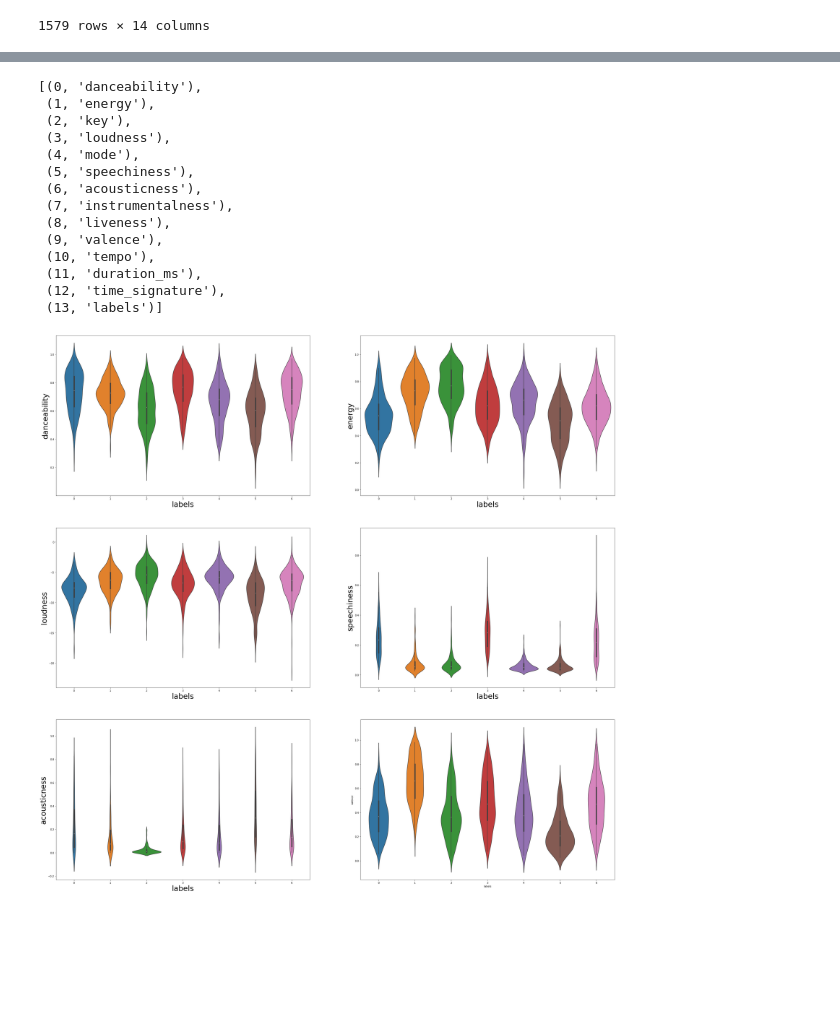
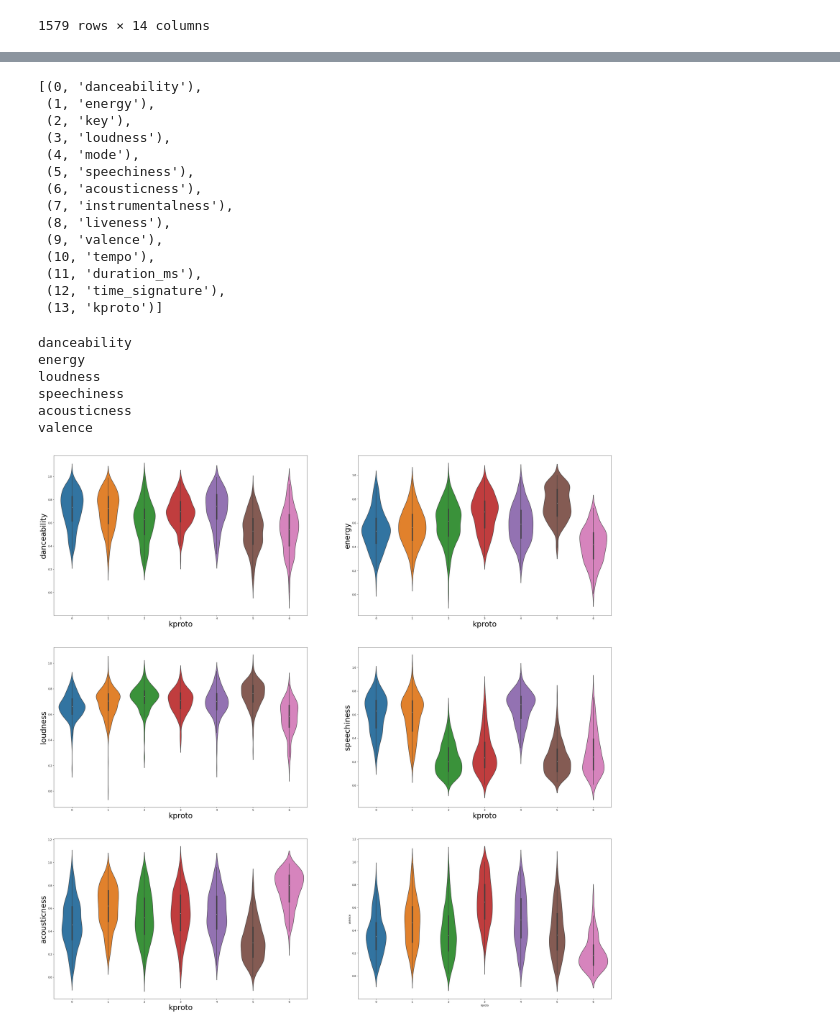
Before and after one commit to John3Baskerville/SpotifyClustering, a Jupyter notebook: Juypter Notebooks/SpotifyClustering2.ipynb, the cells around one changed output, grey strips where cells are left out. Saved outputs shown, nothing was run; the diff lists cells and outputs as text; code cells hidden in the pictures; blank space fills up the shorter version.

```diff
--- a/Juypter Notebooks/SpotifyClustering2.ipynb
+++ b/Juypter Notebooks/SpotifyClustering2.ipynb
@@ -153,6 +155,6 @@ kproto = KPrototypes(n_clusters=7, init='Cao')
 kproto = kproto.fit(t_data_df,categorical=[2,4,12])
 # clusters = kproto.fit_predict(t_data_df, categorical=[2,4,12])
 
-t_data_df['kmeans'] = kproto.predict(t_data_df,categorical=[2,4,12])
-t_data_df.groupby(['kmeans']).size()
+t_data_df['kproto'] = kproto.predict(t_data_df,categorical=[2,4,12])
+t_data_df.groupby(['kproto']).size()
 # %% [output]
@@ -206,5 +192,5 @@ labels
 # %%
-list(enumerate(labeledSongs))
+list(enumerate(t_data_df))
 # %% [output]
 [(0, 'danceability'),
  (1, 'energy'),
@@ -219,29 +205,36 @@ list(enumerate(labeledSongs))
  (10, 'tempo'),
  (11, 'duration_ms'),
  (12, 'time_signature'),
- (13, 'labels')]
+ (13, 'kproto')]
 # %%
 #vibe plots
 #cant get last plot to update label size
 valueData = ['danceability','energy','loudness','speechiness','acousticness','valence']
-valueDataDF = labeledSongs[valueData]
+valueDataDF = t_data_df[valueData]
 
 import matplotlib.pyplot as plt
 
 #sample = labeledSongs.sample(frac = .9)
 
 plt.figure(figsize=(40,40))
 
 x_size,y_size = 30,30
 plt.rcParams.update({'font.size':10 })
 
 #plt.xticks(fontsize= 200)
 #enumerate will iterate through a dataframes column names
 for i in list((enumerate(valueDataDF))):
     axes = plt.gca()
     axes.xaxis.label.set_size(x_size)
     axes.yaxis.label.set_size(y_size)
     plt.subplot(3,2,(i[0]+1))
-    sns.violinplot(y=i[1], x='labels', data = labeledSongs)
+    print(i[0+1])
+    sns.violinplot(y=i[1], x='kproto', data = t_data_df)
 # %% [output]
+danceability
+energy
+loudness
+speechiness
+acousticness
+valence
-[figure, old version]
+[figure, new version]
```
Also changed, not shown: parts of 4 cells of this notebook, 1 other file.
